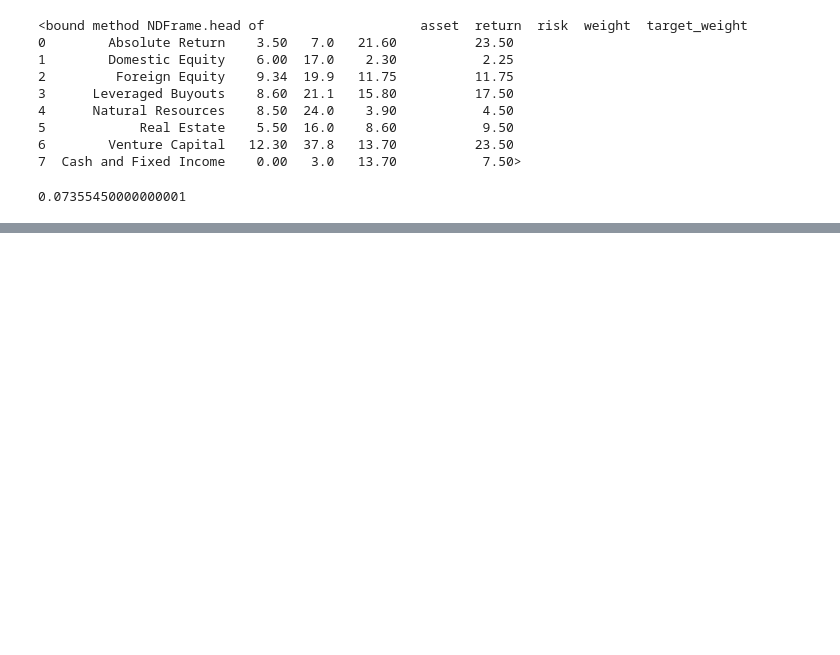
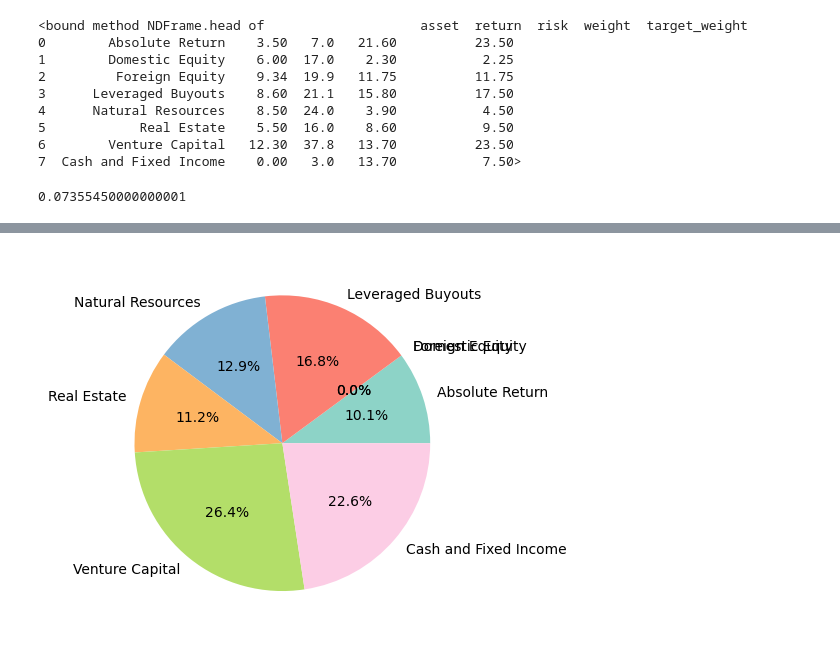
Before and after one commit to antonsharapov1/inv, a Jupyter notebook: Untitled-1.ipynb, the cells around one changed output, grey strips where cells are left out. Cells and saved outputs as stored; diff of their text form; code cells hidden in the pictures; blank space fills up the shorter version.

```diff
--- a/Untitled-1.ipynb
+++ b/Untitled-1.ipynb
@@ -133,0 +135,38 @@ plt.show()
+# %%
+# Question 6
+
+#
+
+import seaborn as sns
+
+full_corr_matrix = [
+    [1 , 0.6, 0.6, 0.6, 0.1, 0.6, 0.2, 0.1],
+    [0.6, 1, 0.85, 0.8, 0.2, 0.6, 0.4, 0.1],
+    [0.6, 0.85, 1, 0.65, 0.25, 0.65, 0.4, 0.1],
+    [0.6, 0.8, 0.65, 1, 0.1, 0.6, 0.2, 0.1 ],
+    [0.25, 0.2, 0.8, 0.6, 1, 0.1, 0.1, 0.1],
+    [0.6, 0.6, 0.65, 0.2, 0.6, 1, 0.2, 0.1],
+    [0.2, 0.4, 0.4, 0.1, 0.1, 0.1, 1, 0],
+    [0.1, 0.1, 0.1, 0.1, 0.1, 0.1, 0, 1]
+]
+asset_names = ['Absolute Return',
+               'Domestic Equity',
+               'Foreign Equity',
+               'Leveraged Buyouts',
+               'Natural Resources',
+               'Real Estate',
+               'Venture Capital',
+               'Cash and Fixed Income']
+s_matrix = [1, 1, 1, 1, 1, 1, 1, 1]
+
+corr_values = np.linalg.solve(full_corr_matrix, s_matrix)
+corr_distr_to_zero = [0 if x < 0 else x for x in corr_values ]
+corr_distr = [i / sum(corr_distr_to_zero) for i in corr_distr_to_zero]
+plt.pie(
+    corr_distr,
+    labels=asset_names,
+    autopct='%1.1f%%',
+    colors = sns.color_palette('Set3'))
+plt.show()
+# %% [output]
+[figure, added]
```
Also changed, not shown: parts of 4 cells of this notebook.
